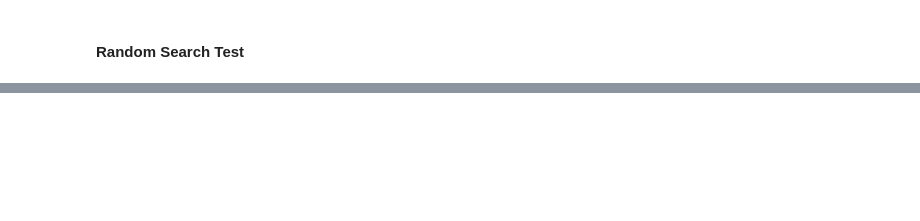
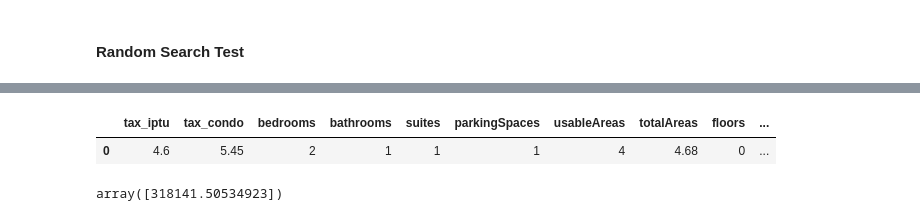
Before and after one commit to MpRonald/Machine-Learning, a Jupyter notebook: Regression_SKLearn.ipynb, the cells around one changed output, grey strips where cells are left out. Drawn from its saved outputs; the diff is of its cells as text; code cells hidden in the pictures; blank space fills up the shorter version.

```diff
--- a/Regression_SKLearn.ipynb
+++ b/Regression_SKLearn.ipynb
@@ -614,0 +673,12 @@ r2_score(y_test, predicao_rf_otimizado2)
+# %%
+cliente_joana = pd.DataFrame({'tax_iptu':[4.6], 'tax_condo':[5.45], 'bedrooms':[2],	'bathrooms':[1], 'suites':[1], 'parkingSpaces':[1],	'usableAreas':[4],	'totalAreas':[4.68],	'floors':[0],	'unitsOnTheFloor':[0],	'unitFloor':[0],	'unit_Apartamento':[0],	'unit_Casa':[1],	'unit_Outros':[0],	'zone_Zona Central':[0],	'zone_Zona Norte':[0],	'zone_Zona Oeste':[1],	'zone_Zona Sul':[0]})
+cliente_joana
+# %% [output]
+|  | tax_iptu | tax_condo | bedrooms | bathrooms | suites | parkingSpaces | usableAreas | totalAreas | floors | ... |
+| 0 | 4.6 | 5.45 | 2 | 1 | 1 | 1 | 4 | 4.68 | 0 | ... |
+# %%
+#Verificando resultados
+predicao_cliente_joana = rf_otimizado2.predict(cliente_joana)
+np.expm1(predicao_cliente_joana)
+# %% [output]
+array([318141.50534923])
```
Also changed, not shown: parts of 11 cells of this notebook.
